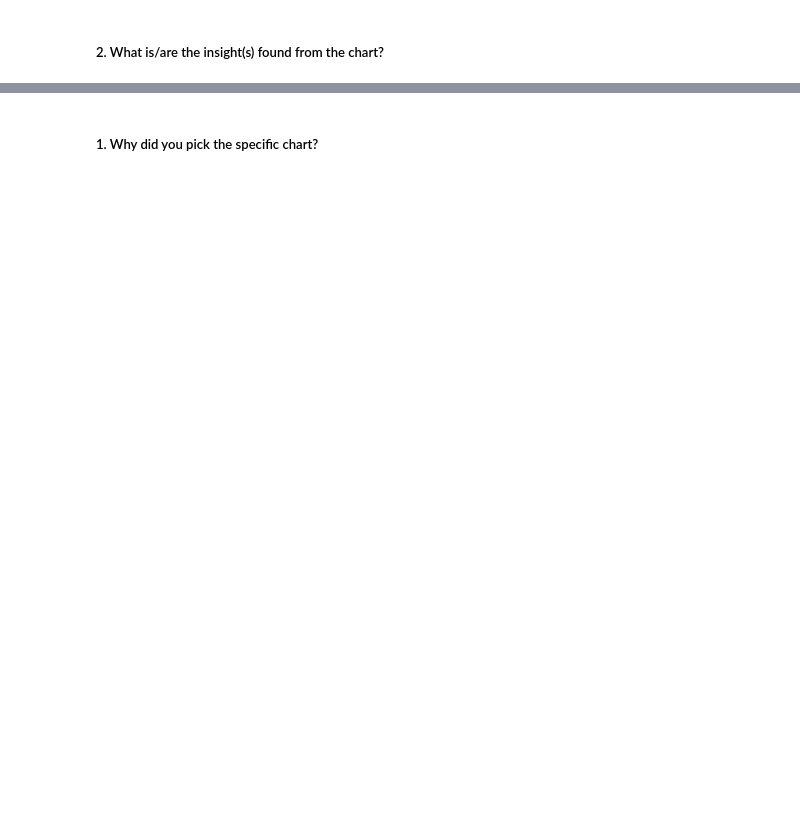
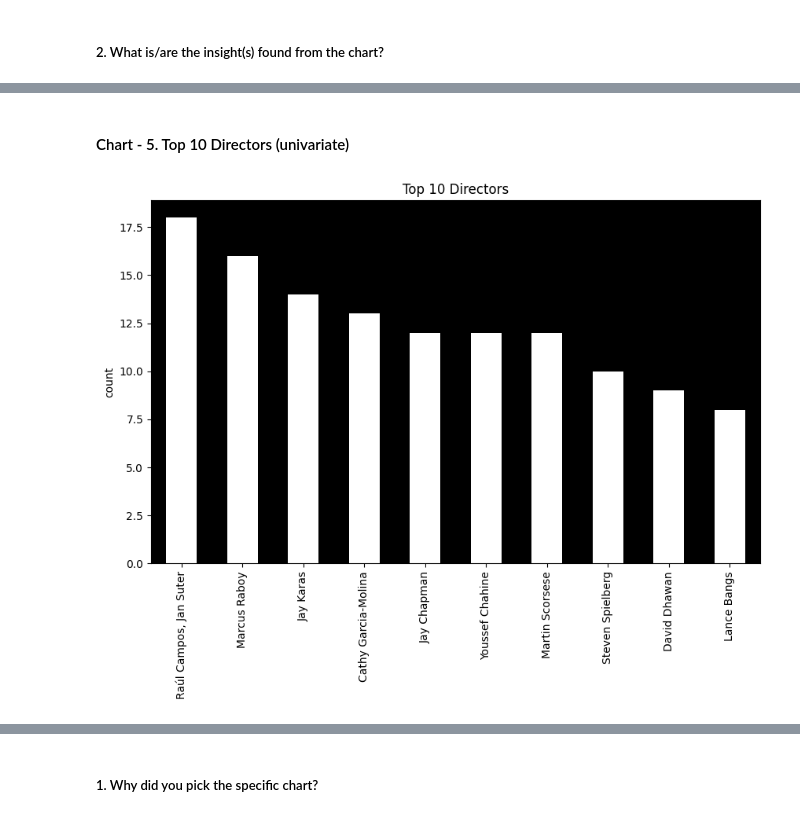
Before and after one commit to LuvMutreja/NETFLIX-MOVIES-AND-TV-SHOWS-CLUSTERING, a Jupyter notebook: Unsupervised_ML_Project_NETFLIX_MOVIES_AND_TV_SHOWS_CLUSTERING_.ipynb, the cells around one changed output, grey strips where cells are left out. Cells and saved outputs as stored; diff of their text form; code cells hidden in the pictures; blank space fills up the shorter version.

```diff
--- a/Unsupervised_ML_Project_NETFLIX_MOVIES_AND_TV_SHOWS_CLUSTERING_.ipynb
+++ b/Unsupervised_ML_Project_NETFLIX_MOVIES_AND_TV_SHOWS_CLUSTERING_.ipynb
@@ -527,0 +625,12 @@ Answer Here
+# %% [markdown]
+#### Chart - 5. Top 10 Directors (univariate)
+# %%
+# visualization code
+plt.figure(facecolor='white')
+plt.axes().set_facecolor("black")
+dataset['director'].value_counts()[1:11].plot(kind='bar',color='white')
+plt.title('Top 10 Directors')
+plt.ylabel('count')
+plt.show()
+# %% [output]
+[figure, added]
```
Also changed, not shown: parts of 276 cells of this notebook.
